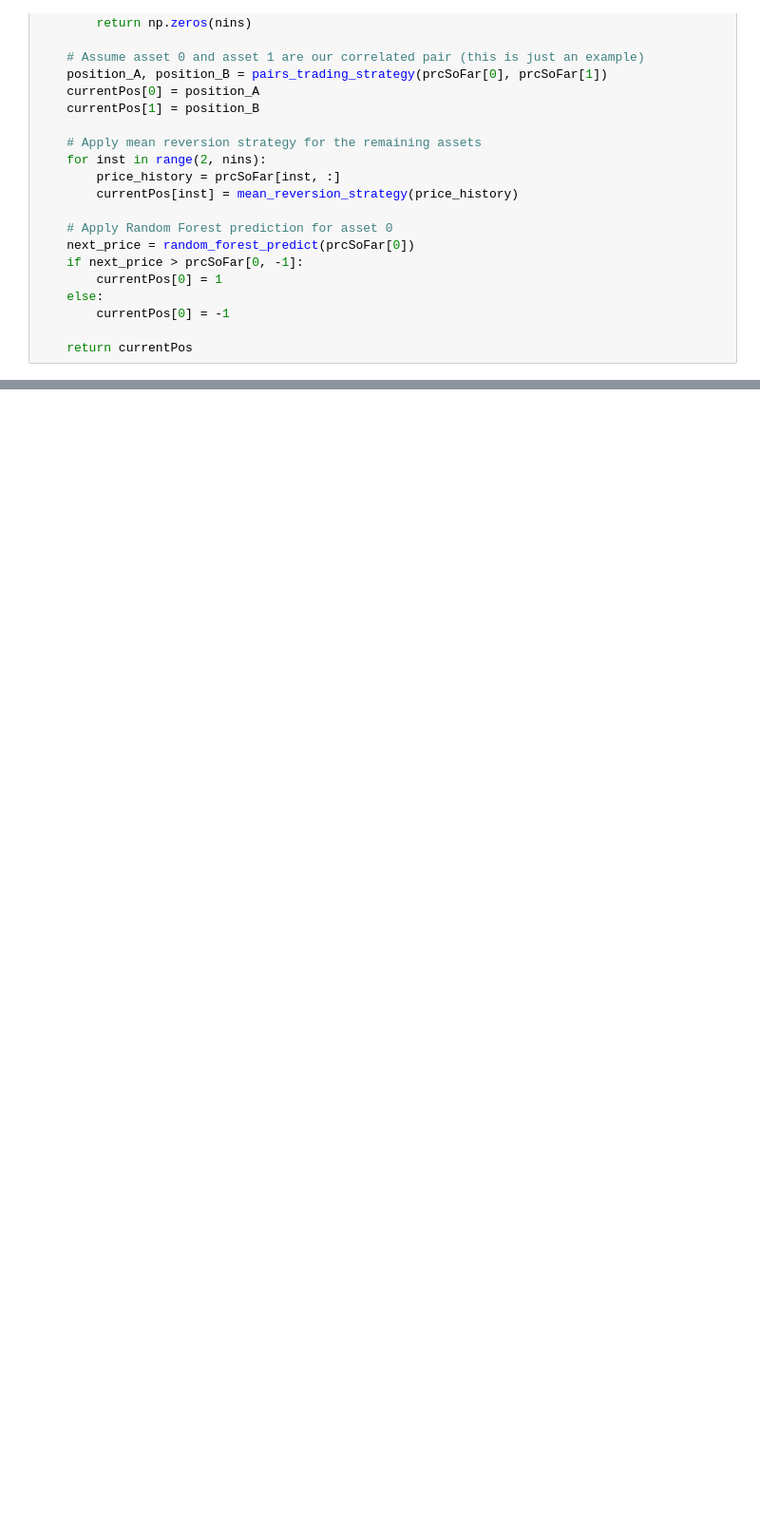
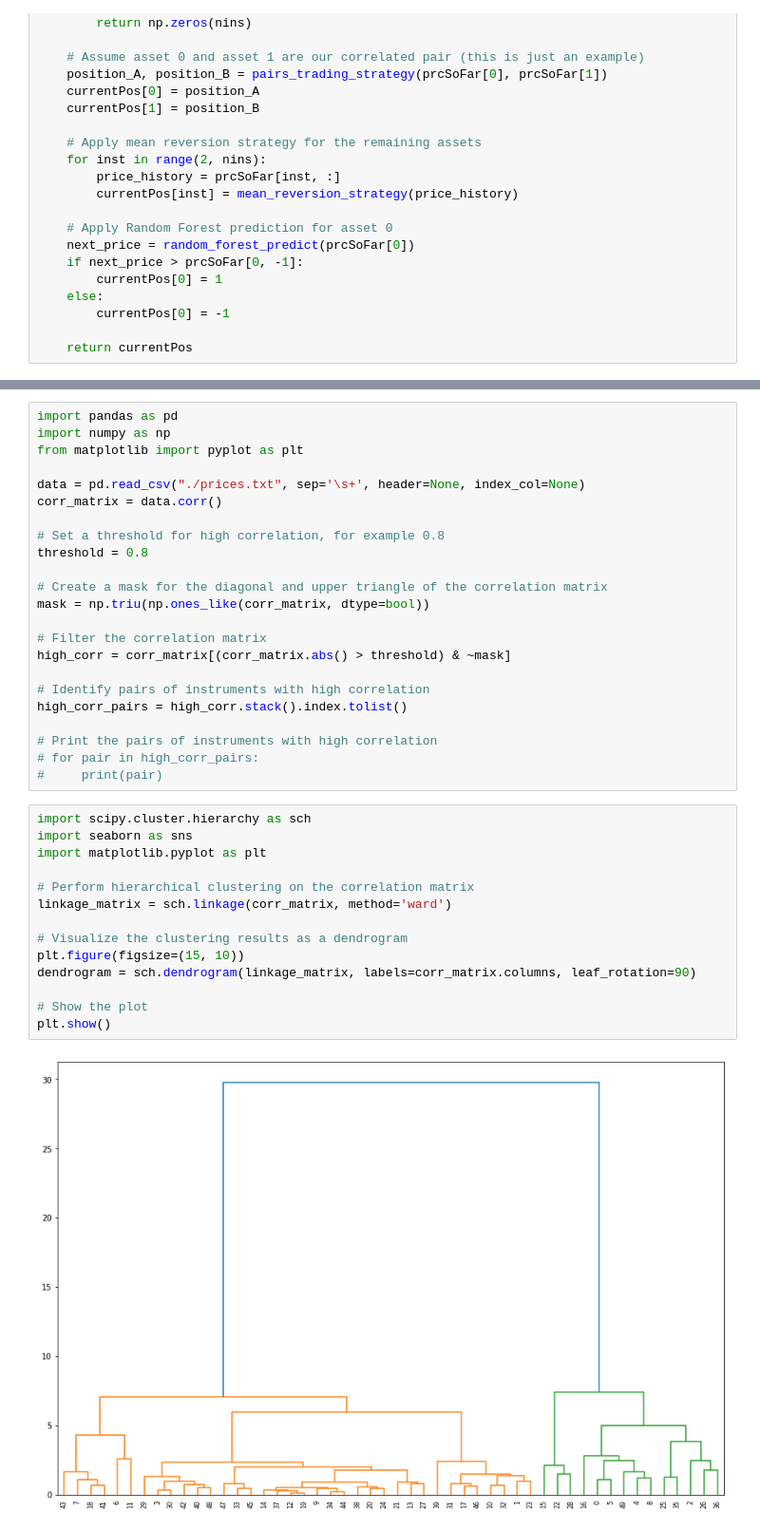
Before and after one commit to MaroChang/algothon2023, a Jupyter notebook: Notebook for RandomForest.ipynb, the cells around one changed output, grey strips where cells are left out. Shown at 95% size. Saved outputs shown, nothing was run; the diff lists cells and outputs as text; blank space fills up the shorter version.

```diff
--- a/Notebook for RandomForest.ipynb
+++ b/Notebook for RandomForest.ipynb
@@ -158,0 +150,39 @@ Score: -0.74
+# %%
+import pandas as pd
+import numpy as np
+from matplotlib import pyplot as plt
+
+data = pd.read_csv("./prices.txt", sep='\s+', header=None, index_col=None)
+corr_matrix = data.corr()
+
+# Set a threshold for high correlation, for example 0.8
+threshold = 0.8
+
+# Create a mask for the diagonal and upper triangle of the correlation matrix
+mask = np.triu(np.ones_like(corr_matrix, dtype=bool))
+
+# Filter the correlation matrix
+high_corr = corr_matrix[(corr_matrix.abs() > threshold) & ~mask]
+
+# Identify pairs of instruments with high correlation
+high_corr_pairs = high_corr.stack().index.tolist()
+
+# Print the pairs of instruments with high correlation
+# for pair in high_corr_pairs:
+#     print(pair)
+# %%
+import scipy.cluster.hierarchy as sch
+import seaborn as sns
+import matplotlib.pyplot as plt
+
+# Perform hierarchical clustering on the correlation matrix
+linkage_matrix = sch.linkage(corr_matrix, method='ward')
+
+# Visualize the clustering results as a dendrogram
+plt.figure(figsize=(15, 10))
+dendrogram = sch.dendrogram(linkage_matrix, labels=corr_matrix.columns, leaf_rotation=90)
+
+# Show the plot
+plt.show()
+# %% [output]
+[figure, added]
```
Also changed, not shown: parts of 11 cells of this notebook, 2 other files.
